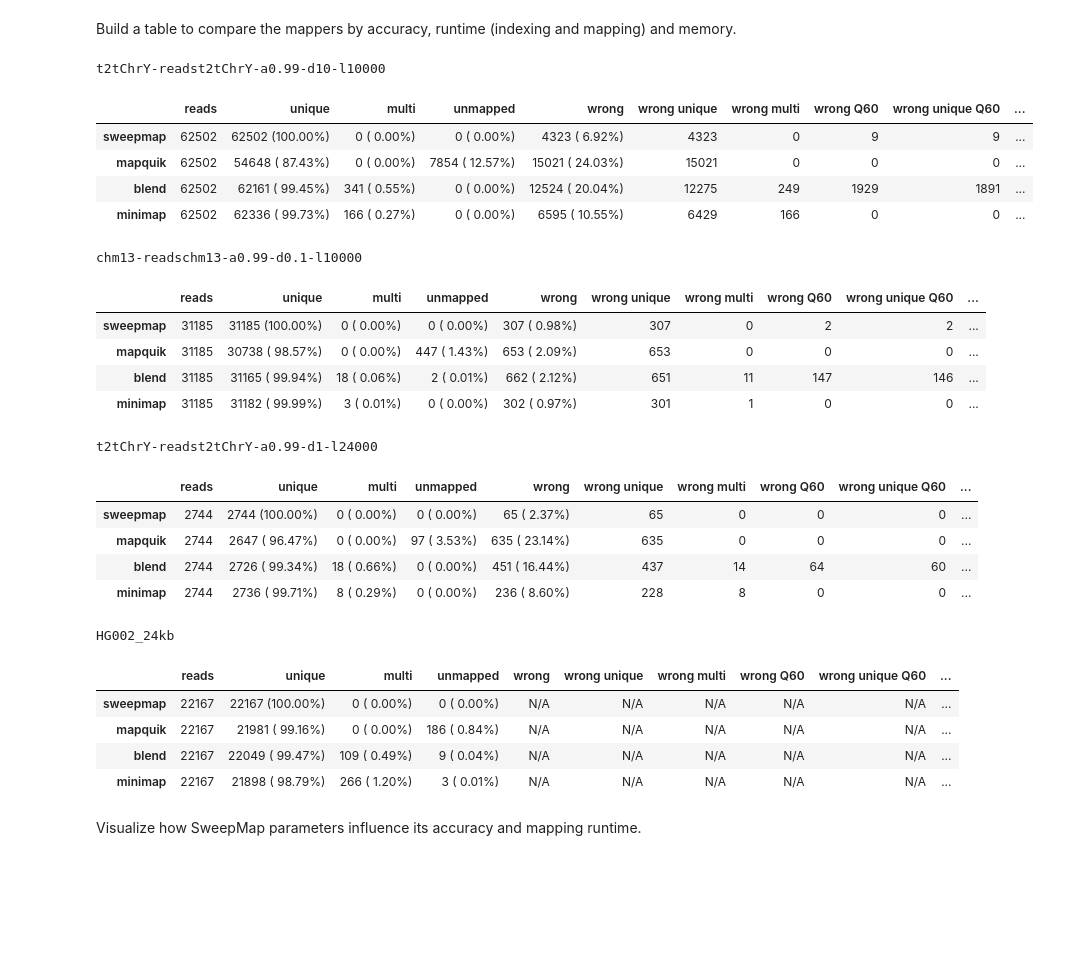
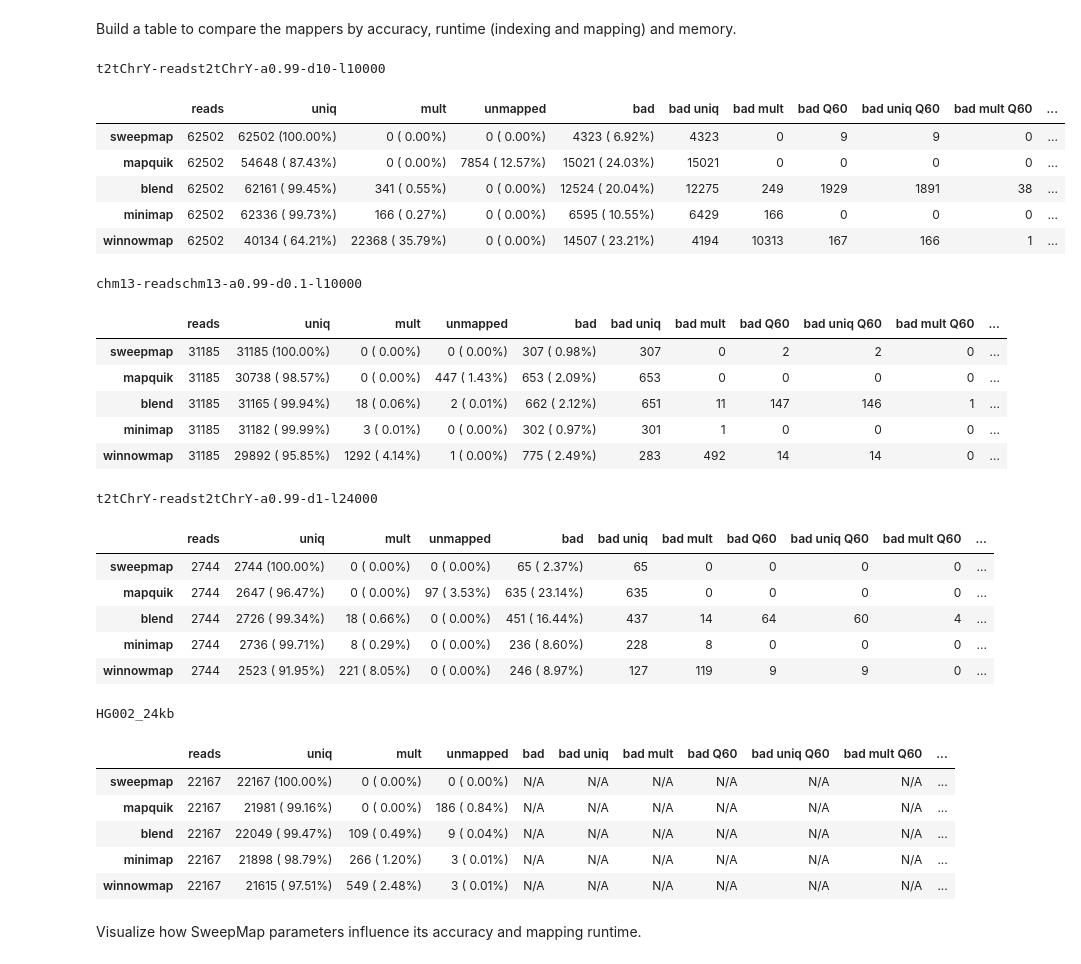
Before and after one commit to pesho-ivanov/shmap, a Jupyter notebook: evals/compare.ipynb, the cells around one changed output. Cells and saved outputs as stored; diff of their text form; code cells hidden in the pictures; blank space fills up the shorter version.

Commit message:
+winnowmap, narrower columns

```diff
--- a/evals/compare.ipynb
+++ b/evals/compare.ipynb
@@ -54,42 +54,44 @@ def read_paf(pref, reads):
             no_GT = True
     df = df.sort_values(['read_name', 'alignment_block_length'])
 
-    incorrect_pref = 'wrong'
+    incorrect_pref = 'bad'
+    unique = 'uniq'
+    multi = 'mult'
     paf = {}
-    paf['unique'] = 0
-    paf['multi'] = 0
+    paf[unique] = 0
+    paf[multi] = 0
     paf['unmapped'] = 0
     for suffix in ['', ' Q60']:
         paf[incorrect_pref + suffix] = 0
-        paf[incorrect_pref + ' unique' + suffix] = 0
-        paf[incorrect_pref + ' multi' + suffix] = 0
+        paf[incorrect_pref + ' ' + unique + suffix] = 0
+        paf[incorrect_pref + ' ' + multi + suffix] = 0
     prev_read_name = None
 
     for a in df.itertuples():
         next_read_name = df.loc[a.Index + 1, 'read_name'] if a.Index + 1 < len(df) else None
         is_unique = a.read_name != prev_read_name and a.read_name != next_read_name
         if is_unique:
-            paf['unique'] += 1
+            paf[unique] += 1
         if a.read_name == prev_read_name:
             continue
         if not is_unique:
-            paf['multi'] += 1
+            paf[multi] += 1
         if not a.is_correct:
             suffix = ' Q60' if a.mapping_quality == 60 else ''
             paf[incorrect_pref + suffix] += 1
             if next_read_name != a.read_name:
-                paf[incorrect_pref + ' unique' + suffix] += 1
+                paf[incorrect_pref + ' ' + unique + suffix] += 1
             else:
-                paf[incorrect_pref + ' multi' + suffix] += 1
+                paf[incorrect_pref + ' ' + multi + suffix] += 1
         prev_read_name = a.read_name
 
-    paf['unmapped'] = reads - paf['unique'] - paf['multi']
+    paf['unmapped'] = reads - paf[unique] - paf[multi]
 
-    for key in ['unique', 'multi', 'unmapped', incorrect_pref]:
+    for key in [unique, multi, 'unmapped', incorrect_pref]:
         paf[key] = '{} ({:>6.2f}%)'.format(paf[key], perc(paf[key], reads))
 
     if no_GT:
-        for suff in ['', ' unique', ' multi']:
+        for suff in ['', ' '+unique, ' '+multi]:
             for suffsuff in ['', ' Q60']:
                 paf[incorrect_pref + suff + suffsuff] = 'N/A'
 
@@ -129,7 +131,7 @@ def read_times(pref):
 Build a table to compare the mappers by accuracy, runtime (indexing and mapping) and memory.
 # %%
 #tools = ['sweepmap', 'sweepmap-slow', 'mapquik', 'blend', 'minimap', 'winnowmap']
-tools = ['sweepmap', 'mapquik', 'blend', 'minimap']
+tools = ['sweepmap', 'mapquik', 'blend', 'minimap', 'winnowmap']
 experiments = [
     ('t2tChrY', 't2tChrY-readst2tChrY-a0.99-d10-l10000'),
     ('chm13', 'chm13-readschm13-a0.99-d0.1-l10000'),
@@ -158,56 +160,60 @@ def get_comparison_table(refname, experiment, tools):
             row['time index'] = empty_cell
             row['time map'] = empty_cell
             row['mem total'] = empty_cell
         rows.append(row)
     alldf = pd.DataFrame(rows)
     alldf = alldf.set_index('tool')
     alldf.index.name = None
     return alldf
 
 def to_latex(df):
     latex = ""
     df.index = df.index.map(lambda x: f'\\{x}')
     df.columns = df.columns.str.replace(' ', '\\\\')
     df.columns = df.columns.str.replace('%', '\%')
     df.columns = df.columns.map(lambda x: '\makecell{' + x + '}')
     #df = df.astype(str).map(lambda x: x.rstrip('0').rstrip('.') if '.' in x else x)
     latex += df.to_latex(escape=False, label=f'tab:{refname}', caption=data, float_format = lambda x: '{:0.2f}'.format(x) if pd.notna(x) else '-')
     #latex += df.to_latex(float_format = lambda x: '{:0.2f}'.format(x) if pd.notna(x) else '-')
     latex += '\n'
     return latex
 
 css = """ <style> table { font-family: "Courier New", Courier, monospace; } </style> """
 display(HTML(css))
 for refname, data in experiments:
     df = get_comparison_table(refname, data, tools).round(2)
     df = df.style.set_caption(data)
     display(df)
     #print(to_latex(df))
 # %% [output]
 t2tChrY-readst2tChrY-a0.99-d10-l10000
-|  | reads | unique | multi | unmapped | wrong | wrong unique | wrong multi | wrong Q60 | wrong unique Q60 | ... |
-| sweepmap | 62502 | 62502 (100.00%) | 0 ( 0.00%) | 0 ( 0.00%) | 4323 ( 6.92%) | 4323 | 0 | 9 | 9 | ... |
-| mapquik | 62502 | 54648 ( 87.43%) | 0 ( 0.00%) | 7854 ( 12.57%) | 15021 ( 24.03%) | 15021 | 0 | 0 | 0 | ... |
-| blend | 62502 | 62161 ( 99.45%) | 341 ( 0.55%) | 0 ( 0.00%) | 12524 ( 20.04%) | 12275 | 249 | 1929 | 1891 | ... |
-| minimap | 62502 | 62336 ( 99.73%) | 166 ( 0.27%) | 0 ( 0.00%) | 6595 ( 10.55%) | 6429 | 166 | 0 | 0 | ... |
+|  | reads | uniq | mult | unmapped | bad | bad uniq | bad mult | bad Q60 | bad uniq Q60 | bad mult Q60 | ... |
+| sweepmap | 62502 | 62502 (100.00%) | 0 ( 0.00%) | 0 ( 0.00%) | 4323 ( 6.92%) | 4323 | 0 | 9 | 9 | 0 | ... |
+| mapquik | 62502 | 54648 ( 87.43%) | 0 ( 0.00%) | 7854 ( 12.57%) | 15021 ( 24.03%) | 15021 | 0 | 0 | 0 | 0 | ... |
+| blend | 62502 | 62161 ( 99.45%) | 341 ( 0.55%) | 0 ( 0.00%) | 12524 ( 20.04%) | 12275 | 249 | 1929 | 1891 | 38 | ... |
+| minimap | 62502 | 62336 ( 99.73%) | 166 ( 0.27%) | 0 ( 0.00%) | 6595 ( 10.55%) | 6429 | 166 | 0 | 0 | 0 | ... |
+| winnowmap | 62502 | 40134 ( 64.21%) | 22368 ( 35.79%) | 0 ( 0.00%) | 14507 ( 23.21%) | 4194 | 10313 | 167 | 166 | 1 | ... |
 chm13-readschm13-a0.99-d0.1-l10000
-|  | reads | unique | multi | unmapped | wrong | wrong unique | wrong multi | wrong Q60 | wrong unique Q60 | ... |
-| sweepmap | 31185 | 31185 (100.00%) | 0 ( 0.00%) | 0 ( 0.00%) | 307 ( 0.98%) | 307 | 0 | 2 | 2 | ... |
-| mapquik | 31185 | 30738 ( 98.57%) | 0 ( 0.00%) | 447 ( 1.43%) | 653 ( 2.09%) | 653 | 0 | 0 | 0 | ... |
-| blend | 31185 | 31165 ( 99.94%) | 18 ( 0.06%) | 2 ( 0.01%) | 662 ( 2.12%) | 651 | 11 | 147 | 146 | ... |
-| minimap | 31185 | 31182 ( 99.99%) | 3 ( 0.01%) | 0 ( 0.00%) | 302 ( 0.97%) | 301 | 1 | 0 | 0 | ... |
+|  | reads | uniq | mult | unmapped | bad | bad uniq | bad mult | bad Q60 | bad uniq Q60 | bad mult Q60 | ... |
+| sweepmap | 31185 | 31185 (100.00%) | 0 ( 0.00%) | 0 ( 0.00%) | 307 ( 0.98%) | 307 | 0 | 2 | 2 | 0 | ... |
+| mapquik | 31185 | 30738 ( 98.57%) | 0 ( 0.00%) | 447 ( 1.43%) | 653 ( 2.09%) | 653 | 0 | 0 | 0 | 0 | ... |
+| blend | 31185 | 31165 ( 99.94%) | 18 ( 0.06%) | 2 ( 0.01%) | 662 ( 2.12%) | 651 | 11 | 147 | 146 | 1 | ... |
+| minimap | 31185 | 31182 ( 99.99%) | 3 ( 0.01%) | 0 ( 0.00%) | 302 ( 0.97%) | 301 | 1 | 0 | 0 | 0 | ... |
+| winnowmap | 31185 | 29892 ( 95.85%) | 1292 ( 4.14%) | 1 ( 0.00%) | 775 ( 2.49%) | 283 | 492 | 14 | 14 | 0 | ... |
 t2tChrY-readst2tChrY-a0.99-d1-l24000
-|  | reads | unique | multi | unmapped | wrong | wrong unique | wrong multi | wrong Q60 | wrong unique Q60 | ... |
-| sweepmap | 2744 | 2744 (100.00%) | 0 ( 0.00%) | 0 ( 0.00%) | 65 ( 2.37%) | 65 | 0 | 0 | 0 | ... |
-| mapquik | 2744 | 2647 ( 96.47%) | 0 ( 0.00%) | 97 ( 3.53%) | 635 ( 23.14%) | 635 | 0 | 0 | 0 | ... |
-| blend | 2744 | 2726 ( 99.34%) | 18 ( 0.66%) | 0 ( 0.00%) | 451 ( 16.44%) | 437 | 14 | 64 | 60 | ... |
-| minimap | 2744 | 2736 ( 99.71%) | 8 ( 0.29%) | 0 ( 0.00%) | 236 ( 8.60%) | 228 | 8 | 0 | 0 | ... |
+|  | reads | uniq | mult | unmapped | bad | bad uniq | bad mult | bad Q60 | bad uniq Q60 | bad mult Q60 | ... |
+| sweepmap | 2744 | 2744 (100.00%) | 0 ( 0.00%) | 0 ( 0.00%) | 65 ( 2.37%) | 65 | 0 | 0 | 0 | 0 | ... |
+| mapquik | 2744 | 2647 ( 96.47%) | 0 ( 0.00%) | 97 ( 3.53%) | 635 ( 23.14%) | 635 | 0 | 0 | 0 | 0 | ... |
+| blend | 2744 | 2726 ( 99.34%) | 18 ( 0.66%) | 0 ( 0.00%) | 451 ( 16.44%) | 437 | 14 | 64 | 60 | 4 | ... |
+| minimap | 2744 | 2736 ( 99.71%) | 8 ( 0.29%) | 0 ( 0.00%) | 236 ( 8.60%) | 228 | 8 | 0 | 0 | 0 | ... |
+| winnowmap | 2744 | 2523 ( 91.95%) | 221 ( 8.05%) | 0 ( 0.00%) | 246 ( 8.97%) | 127 | 119 | 9 | 9 | 0 | ... |
 HG002_24kb
-|  | reads | unique | multi | unmapped | wrong | wrong unique | wrong multi | wrong Q60 | wrong unique Q60 | ... |
-| sweepmap | 22167 | 22167 (100.00%) | 0 ( 0.00%) | 0 ( 0.00%) | N/A | N/A | N/A | N/A | N/A | ... |
-| mapquik | 22167 | 21981 ( 99.16%) | 0 ( 0.00%) | 186 ( 0.84%) | N/A | N/A | N/A | N/A | N/A | ... |
-| blend | 22167 | 22049 ( 99.47%) | 109 ( 0.49%) | 9 ( 0.04%) | N/A | N/A | N/A | N/A | N/A | ... |
-| minimap | 22167 | 21898 ( 98.79%) | 266 ( 1.20%) | 3 ( 0.01%) | N/A | N/A | N/A | N/A | N/A | ... |
+|  | reads | uniq | mult | unmapped | bad | bad uniq | bad mult | bad Q60 | bad uniq Q60 | bad mult Q60 | ... |
+| sweepmap | 22167 | 22167 (100.00%) | 0 ( 0.00%) | 0 ( 0.00%) | N/A | N/A | N/A | N/A | N/A | N/A | ... |
+| mapquik | 22167 | 21981 ( 99.16%) | 0 ( 0.00%) | 186 ( 0.84%) | N/A | N/A | N/A | N/A | N/A | N/A | ... |
+| blend | 22167 | 22049 ( 99.47%) | 109 ( 0.49%) | 9 ( 0.04%) | N/A | N/A | N/A | N/A | N/A | N/A | ... |
+| minimap | 22167 | 21898 ( 98.79%) | 266 ( 1.20%) | 3 ( 0.01%) | N/A | N/A | N/A | N/A | N/A | N/A | ... |
+| winnowmap | 22167 | 21615 ( 97.51%) | 549 ( 2.48%) | 3 ( 0.01%) | N/A | N/A | N/A | N/A | N/A | N/A | ... |
 # %% [markdown]
 Visualize how SweepMap parameters influence its accuracy and mapping runtime.
 # %%
```
